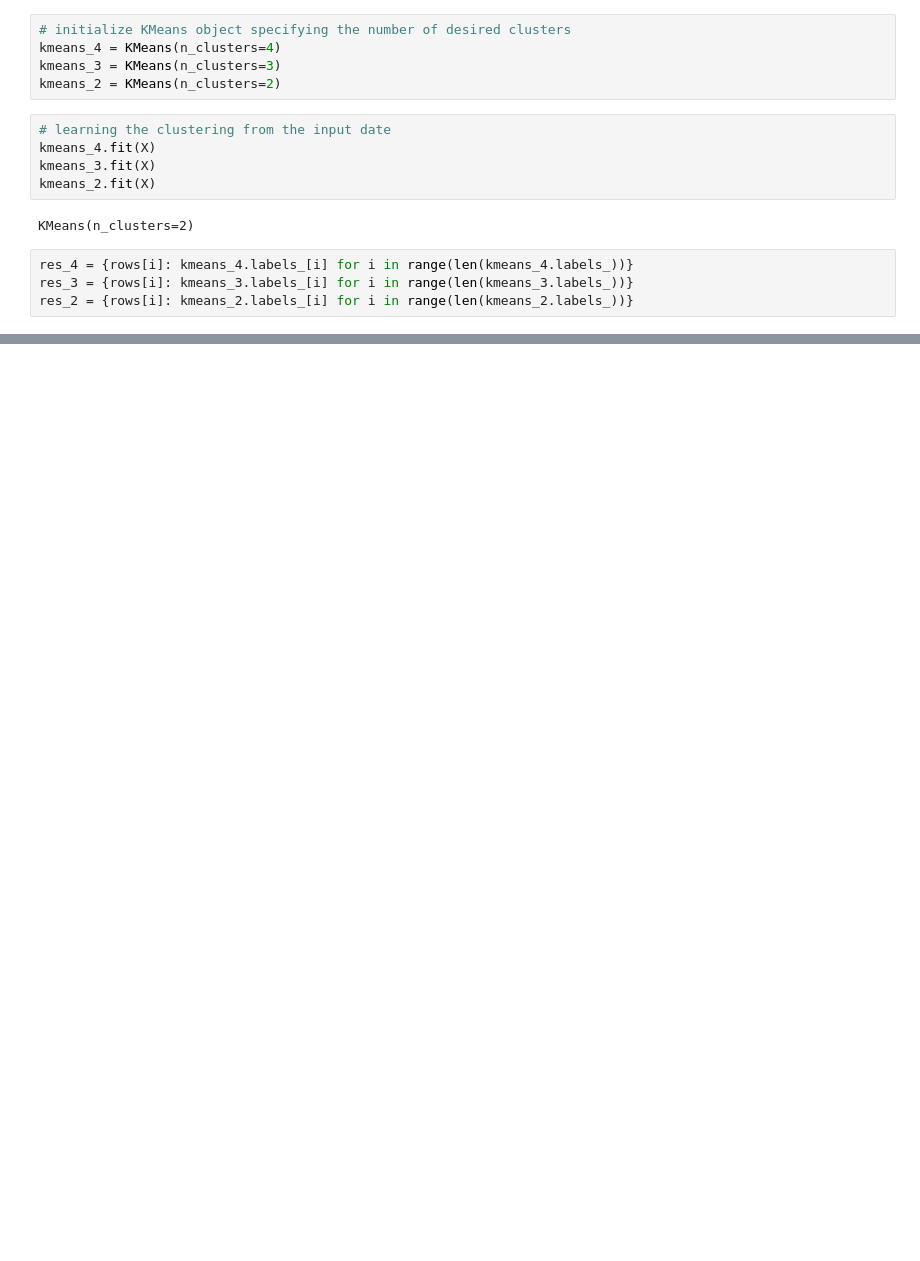
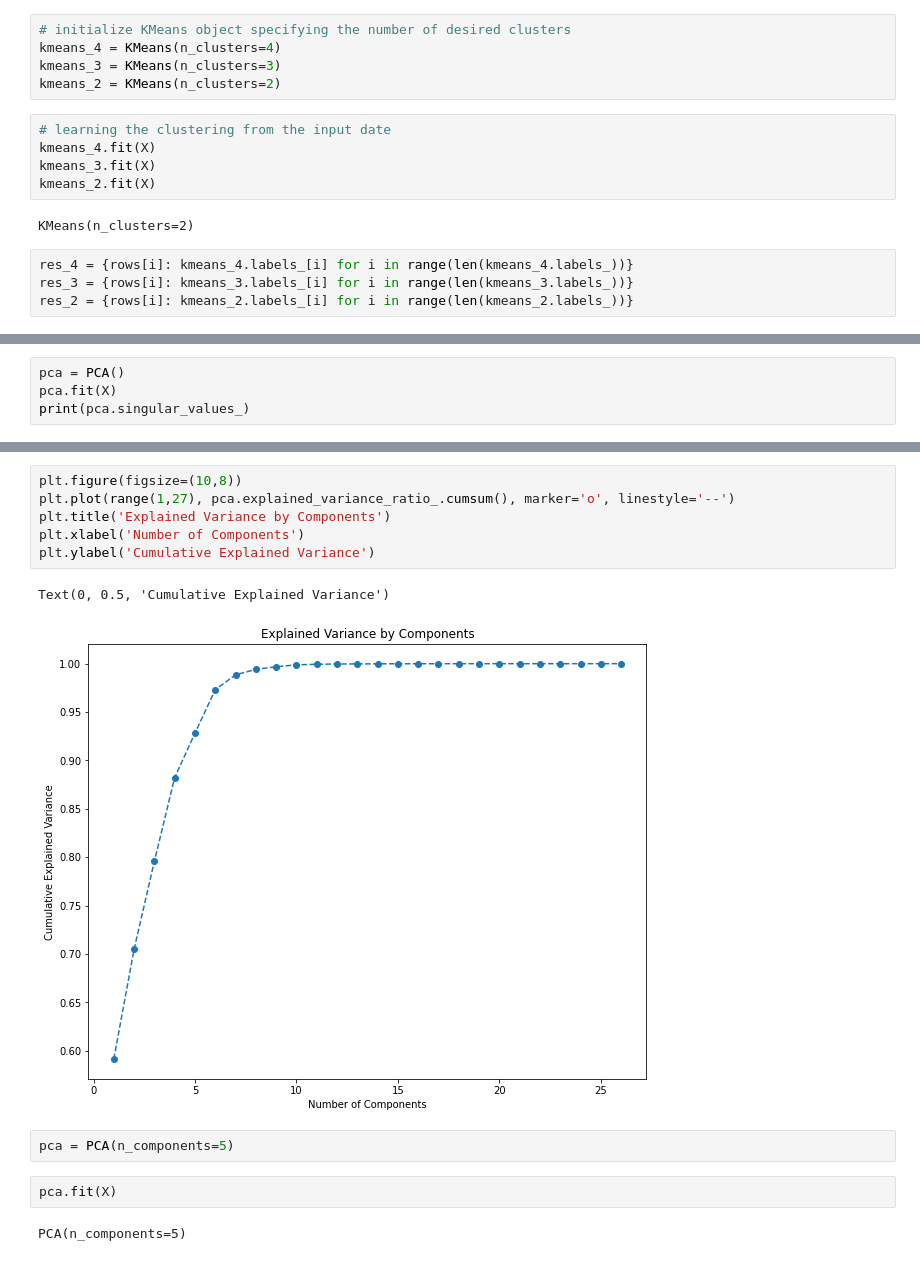
Before and after one commit to Stephanie-A/CS4641-Project, a Jupyter notebook: kmeans.ipynb, the cells around one changed output, grey strips where cells are left out. Drawn from its saved outputs; the diff is of its cells as text; blank space fills up the shorter version.

```diff
--- a/kmeans.ipynb
+++ b/kmeans.ipynb
@@ -203,0 +205,4 @@ res_2 = {rows[i]: kmeans_2.labels_[i] for i in range(len(kmeans_2.labels_))}
+# %%
+pca = PCA()
+pca.fit(X)
+print(pca.singular_values_)
@@ -203,0 +227,15 @@ res_2 = {rows[i]: kmeans_2.labels_[i] for i in range(len(kmeans_2.labels_))}
+# %%
+plt.figure(figsize=(10,8))
+plt.plot(range(1,27), pca.explained_variance_ratio_.cumsum(), marker='o', linestyle='--')
+plt.title('Explained Variance by Components')
+plt.xlabel('Number of Components')
+plt.ylabel('Cumulative Explained Variance')
+# %% [output]
+Text(0, 0.5, 'Cumulative Explained Variance')
+[figure, added]
+# %%
+pca = PCA(n_components=5)
+# %%
+pca.fit(X)
+# %% [output]
+PCA(n_components=5)
```
Also changed, not shown: parts of 24 cells of this notebook, 3 other files.
